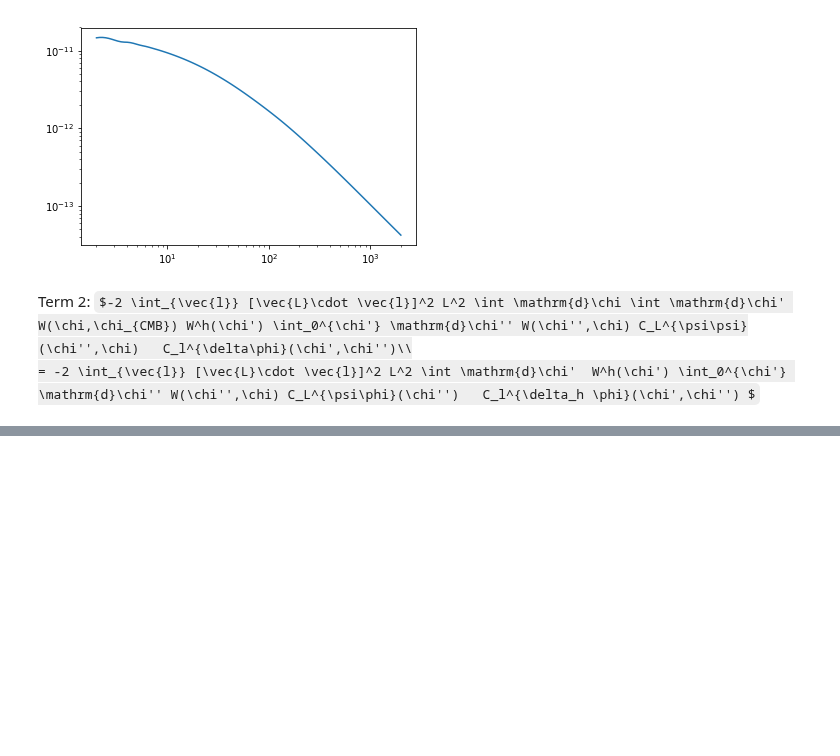
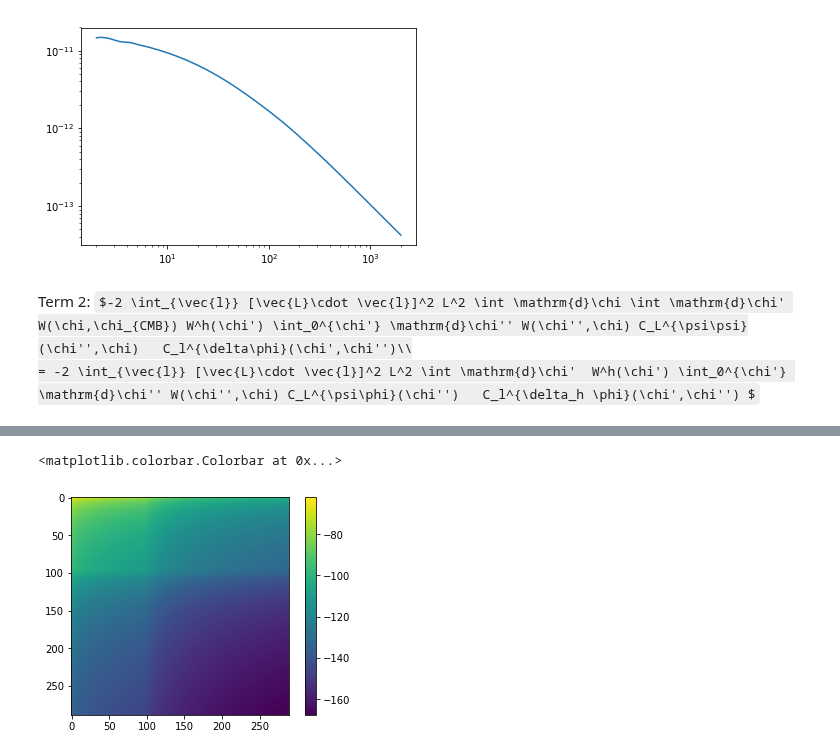
Before and after one commit to VMBoehm/postlimber, a Jupyter notebook: notebooks/PostBornTerms without Limber new approach- additional terms.ipynb, the cells around one changed output, grey strips where cells are left out. Cells and saved outputs as stored; diff of their text form; code cells hidden in the pictures; some formulas as TeX source; blank space fills up the shorter version.

```diff
--- a/notebooks/PostBornTerms without Limber new approach- additional terms.ipynb
+++ b/notebooks/PostBornTerms without Limber new approach- additional terms.ipynb
@@ -126,0 +233,42 @@ $-2 \int_{\vec{l}} [\vec{L}\cdot \vec{l}]^2 L^2 \int \mathrm{d}\chi \int \mathrm
+# %%
+clphiphi_t = np.load('../G_matrices/clphiphi_MB3_a.npy')
+
+clphiphi_overt = np.load('../G_matrices/clphiphi_MB3_b.npy')
+# %%
+r2d, t2d = np.meshgrid(t_,t_)
+w11, w12 = np.meshgrid(w1,w1)
+#nu axis
+r2d, t2d = np.expand_dims(r2d, 2), np.expand_dims(t2d, 2)
+w11, w12 = np.expand_dims(w11, 2), np.expand_dims(w12, 2)
+
+clphiphi1  = np.expand_dims(clphiphi_t,-1)
+clphiphi2  = np.expand_dims(clphiphi_overt,-1)
+# chimax and kernels
+chimax   = chi_cmb
+
+kernel1  = lensing_kernel
+kernel2  = lsst_kernel_cb
+
+n = 2
+
+result   = np.zeros((len(ell_),len(ell_)))
+
+begin=time.time()
+for nn in range(len(ell_)):
+    if nn%10==0:
+        print(nn)
+    chi1fac0 = (kernel1(r2d*chimax,chimax)*D_chi(r2d*chimax))
+    chi1fac0 = chi1fac0 *(r2d*chimax)**(1-(n+nu_n_.reshape(1, 1, -1)))
+
+    chi2fac00 = (kernel2(t2d*r2d*chimax)*D_chi(r2d*t2d*chimax)*clphiphi1[nn])
+    chi2fac01 = (kernel2(1./t2d*r2d*chimax)*D_chi(r2d/t2d*chimax)*clphiphi2[nn])
+    chi2fac01 = chi2fac01 * t2d**((n+nu_n_).reshape(1, 1, -1)-2)
+    chi2fac0  = chi2fac00 + chi2fac01
+
+    chifacs = w11*w12*chi1fac0* chi2fac0
+
+    for ii  in range(ell_.size):
+        result[nn][ii] = np.sum(chifacs*I2_ltrc[ii])
+
+# first index is L
+result*=chimax * result*1./np.pi**2/2.*prefac/4.*2
@@ -126,0 +294,6 @@ $-2 \int_{\vec{l}} [\vec{L}\cdot \vec{l}]^2 L^2 \int \mathrm{d}\chi \int \mathrm
+# %%
+plt.imshow(np.log(result))
+plt.colorbar()
+# %% [output]
+<matplotlib.colorbar.Colorbar at 0x...>
+[figure, added]
```
Also changed, not shown: parts of 17 cells of this notebook, 2 other files.
